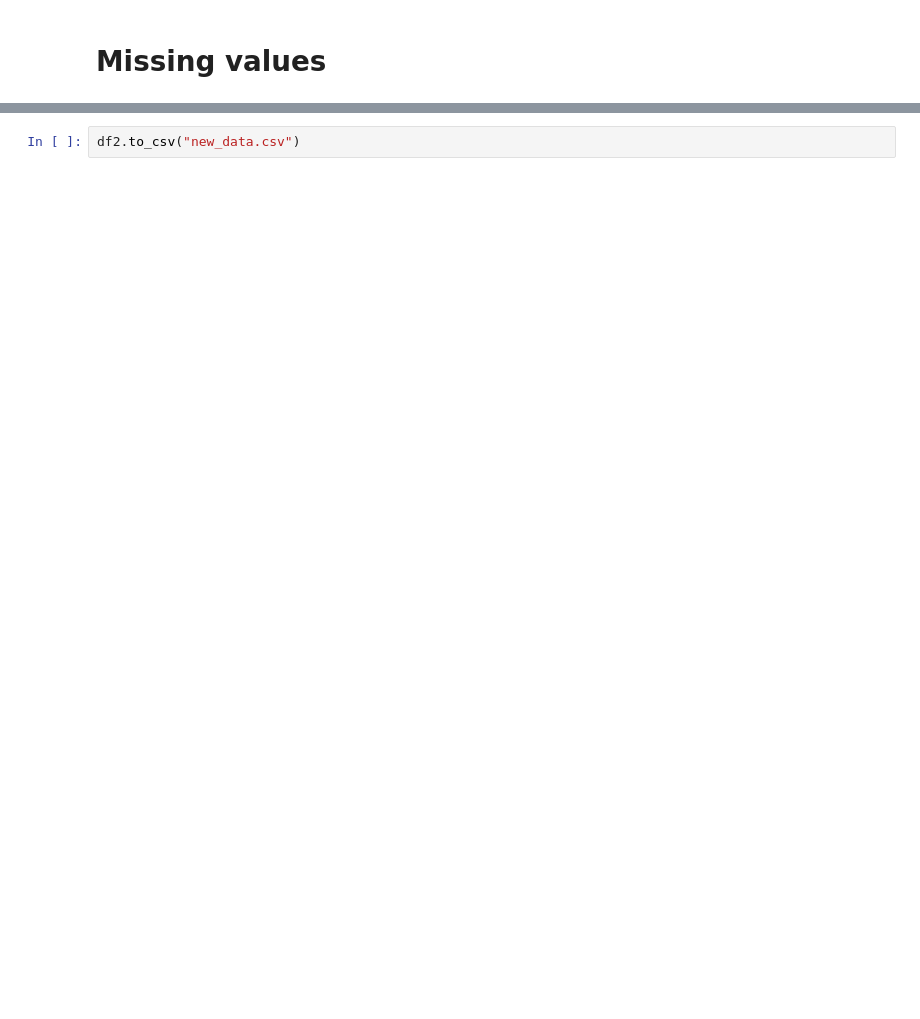
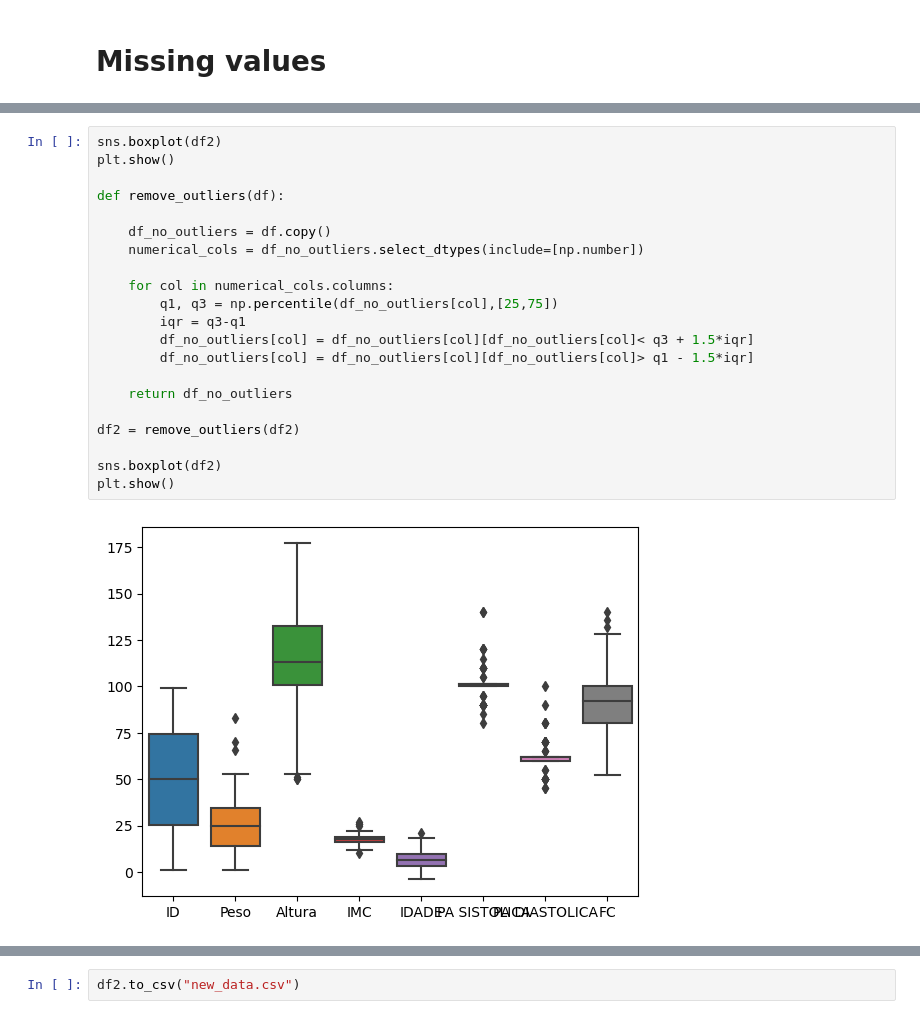
Before and after one commit to TheNoobGoda/idc-tpc, a Jupyter notebook: tpc3/nb3.ipynb, the cells around one changed output, grey strips where cells are left out. Saved outputs shown, nothing was run; the diff lists cells and outputs as text; blank space fills up the shorter version.

```diff
--- a/tpc3/nb3.ipynb
+++ b/tpc3/nb3.ipynb
@@ -88,0 +61,23 @@ plt.show()
+# %%
+sns.boxplot(df2)
+plt.show()
+
+def remove_outliers(df):
+
+    df_no_outliers = df.copy()
+    numerical_cols = df_no_outliers.select_dtypes(include=[np.number])
+
+    for col in numerical_cols.columns:
+        q1, q3 = np.percentile(df_no_outliers[col],[25,75])
+        iqr = q3-q1
+        df_no_outliers[col] = df_no_outliers[col][df_no_outliers[col]< q3 + 1.5*iqr]
+        df_no_outliers[col] = df_no_outliers[col][df_no_outliers[col]> q1 - 1.5*iqr]
+
+    return df_no_outliers
+
+df2 = remove_outliers(df2)
+
+sns.boxplot(df2)
+plt.show()
+# %% [output]
+[figure, added]
```
Also changed, not shown: parts of 14 cells of this notebook, 2 other files.
